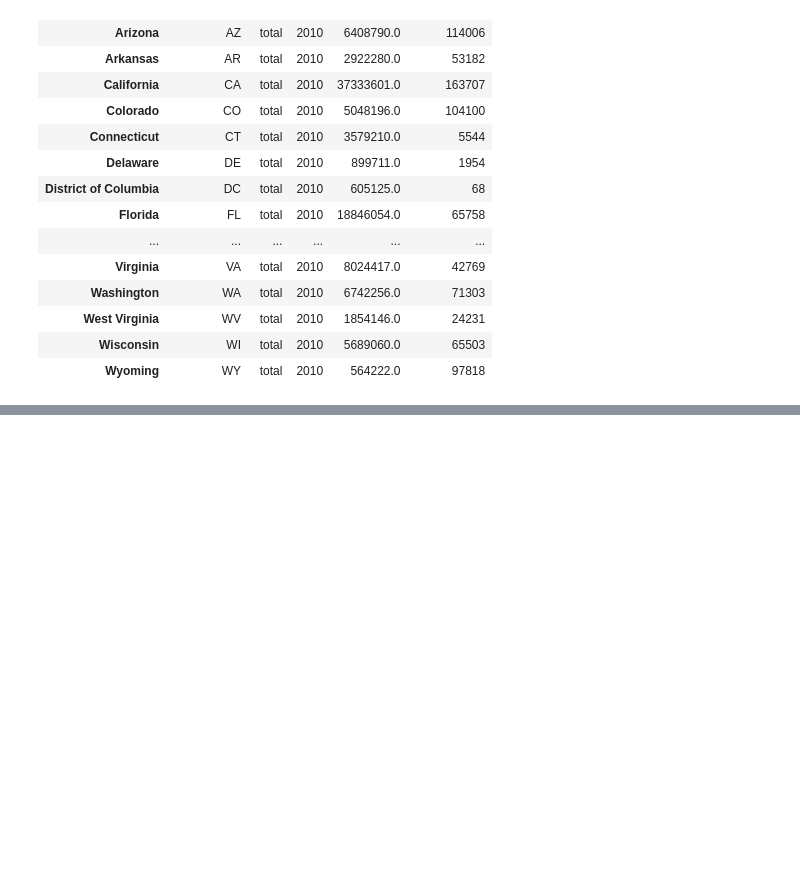
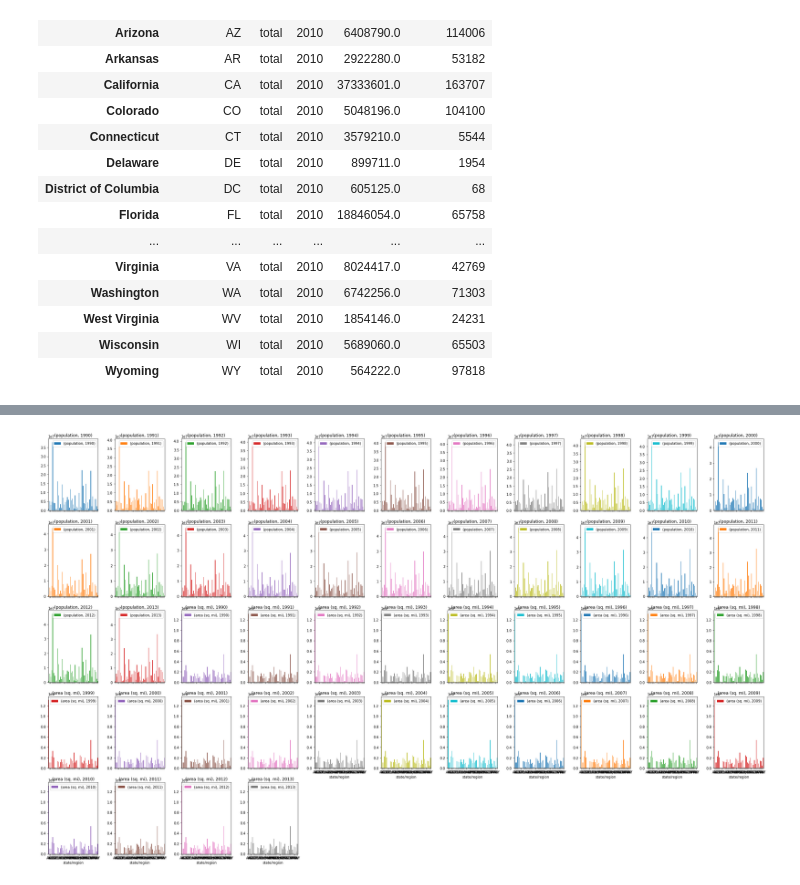
Before and after one commit to Muzammil4580/US-States-Data-Analysis-, a Jupyter notebook: US States Data.ipynb, the cells around one changed output, grey strips where cells are left out. Cells and saved outputs as stored; diff of their text form; code cells hidden in the pictures; blank space fills up the shorter version.

```diff
--- a/US States Data.ipynb
+++ b/US States Data.ipynb
@@ -281,0 +346,2 @@ TypeError: merge() got an unexpected keyword argument 'prefixes'
+# %%
+final1=final.groupby(['year','state/region']).sum('population')
@@ -281,0 +370,5 @@ TypeError: merge() got an unexpected keyword argument 'prefixes'
+# %%
+ax = final1.unstack(level=0).plot(kind='bar', subplots=True, rot=0, figsize=(30, 35), layout=(10, 11))
+plt.tight_layout()
+# %% [output]
+[figure, added]
```
Also changed, not shown: parts of 15 cells of this notebook.
